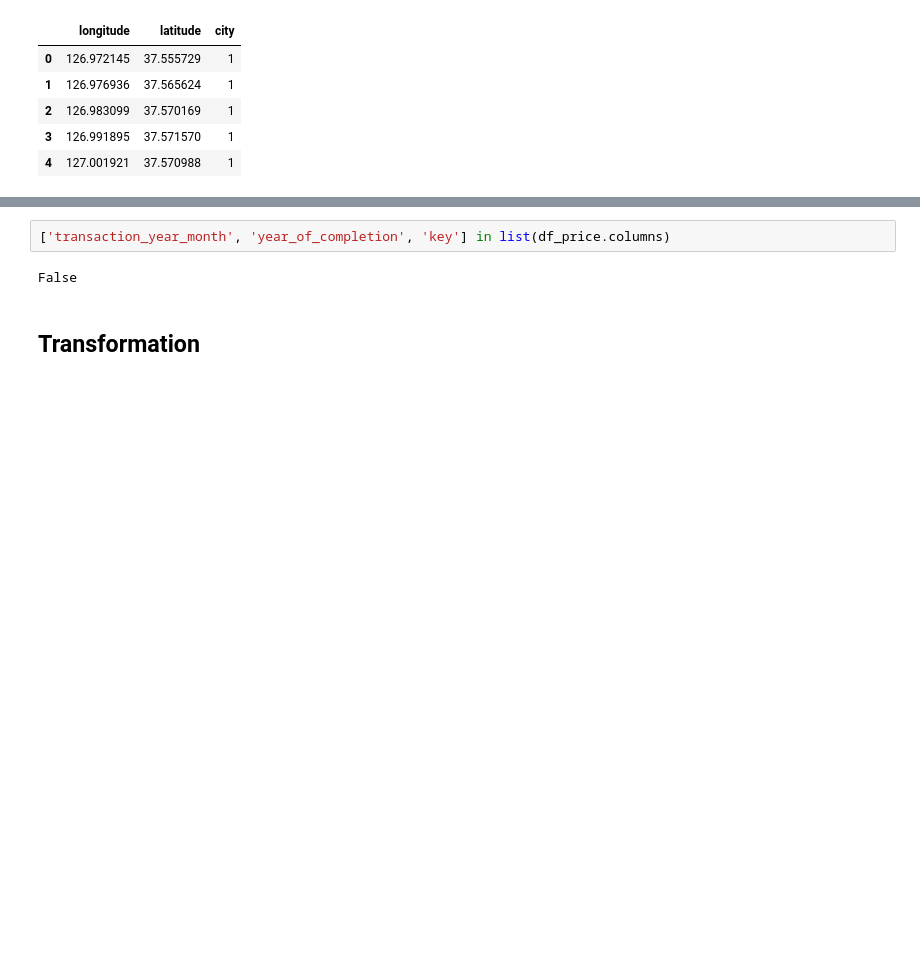
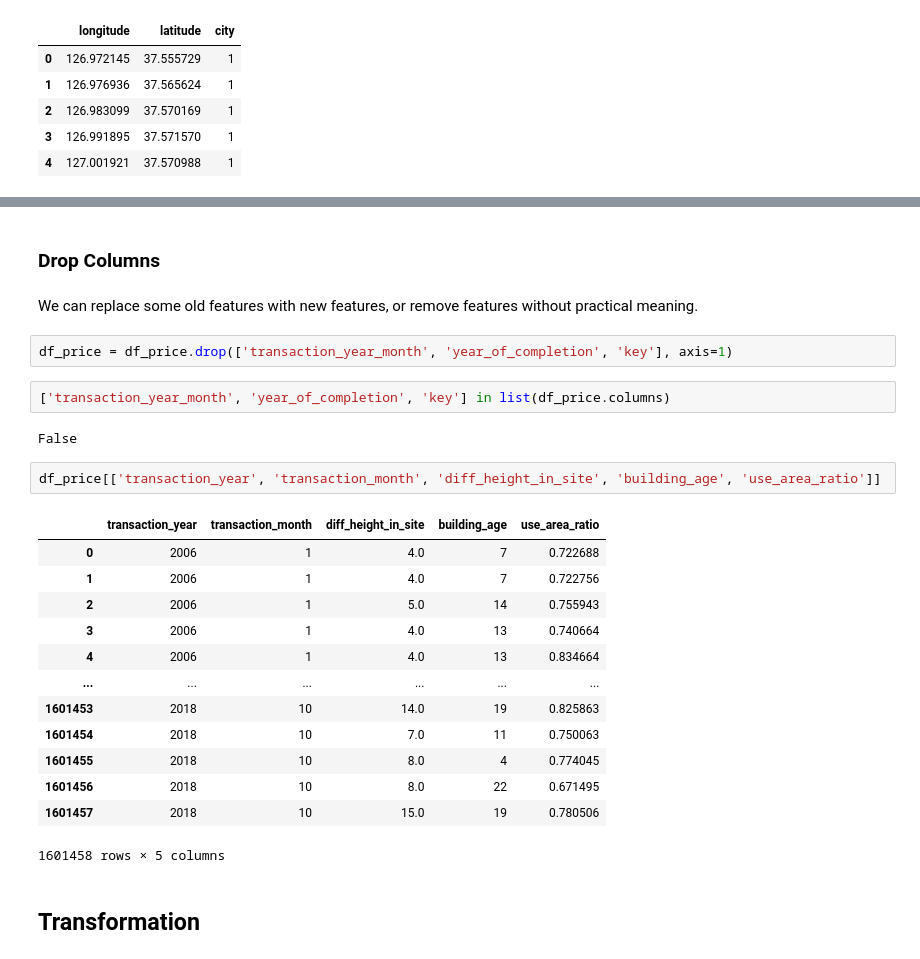
Before and after one commit to tklsimon/housing-price-prediction, a Jupyter notebook: data-cleansing.ipynb, the cells around one changed output, grey strips where cells are left out. Saved outputs shown, nothing was run; the diff lists cells and outputs as text; blank space fills up the shorter version.

```diff
--- a/data-cleansing.ipynb
+++ b/data-cleansing.ipynb
@@ -378,7 +398,29 @@ df_price = df_price.drop(['transaction_year_month', 'year_of_completion', 'key']
-# %%
-['transaction_year_month', 'year_of_completion', 'key'] in list(df_price.columns)
-# %% [output]
-False
+# %% [markdown]
+### Drop Columns
+# %% [markdown]
+We can replace some old features with new features, or remove features without practical meaning.
+# %%
+df_price = df_price.drop(['transaction_year_month', 'year_of_completion', 'key'], axis=1)
+# %%
+['transaction_year_month', 'year_of_completion', 'key'] in list(df_price.columns)
+# %% [output]
+False
+# %%
+df_price[['transaction_year', 'transaction_month', 'diff_height_in_site', 'building_age', 'use_area_ratio']]
+# %% [output]
+|  | transaction_year | transaction_month | diff_height_in_site | building_age | use_area_ratio |
+| 0 | 2006 | 1 | 4.0 | 7 | 0.722688 |
+| 1 | 2006 | 1 | 4.0 | 7 | 0.722756 |
+| 2 | 2006 | 1 | 5.0 | 14 | 0.755943 |
+| 3 | 2006 | 1 | 4.0 | 13 | 0.740664 |
+| 4 | 2006 | 1 | 4.0 | 13 | 0.834664 |
+| ... | ... | ... | ... | ... | ... |
+| 1601453 | 2018 | 10 | 14.0 | 19 | 0.825863 |
+| 1601454 | 2018 | 10 | 7.0 | 11 | 0.750063 |
+| 1601455 | 2018 | 10 | 8.0 | 4 | 0.774045 |
+| 1601456 | 2018 | 10 | 8.0 | 22 | 0.671495 |
+| 1601457 | 2018 | 10 | 15.0 | 19 | 0.780506 |
+1601458 rows × 5 columns
 # %% [markdown]
 ## Transformation
 # %% [markdown]
```
Also changed, not shown: parts of 22 cells of this notebook.
